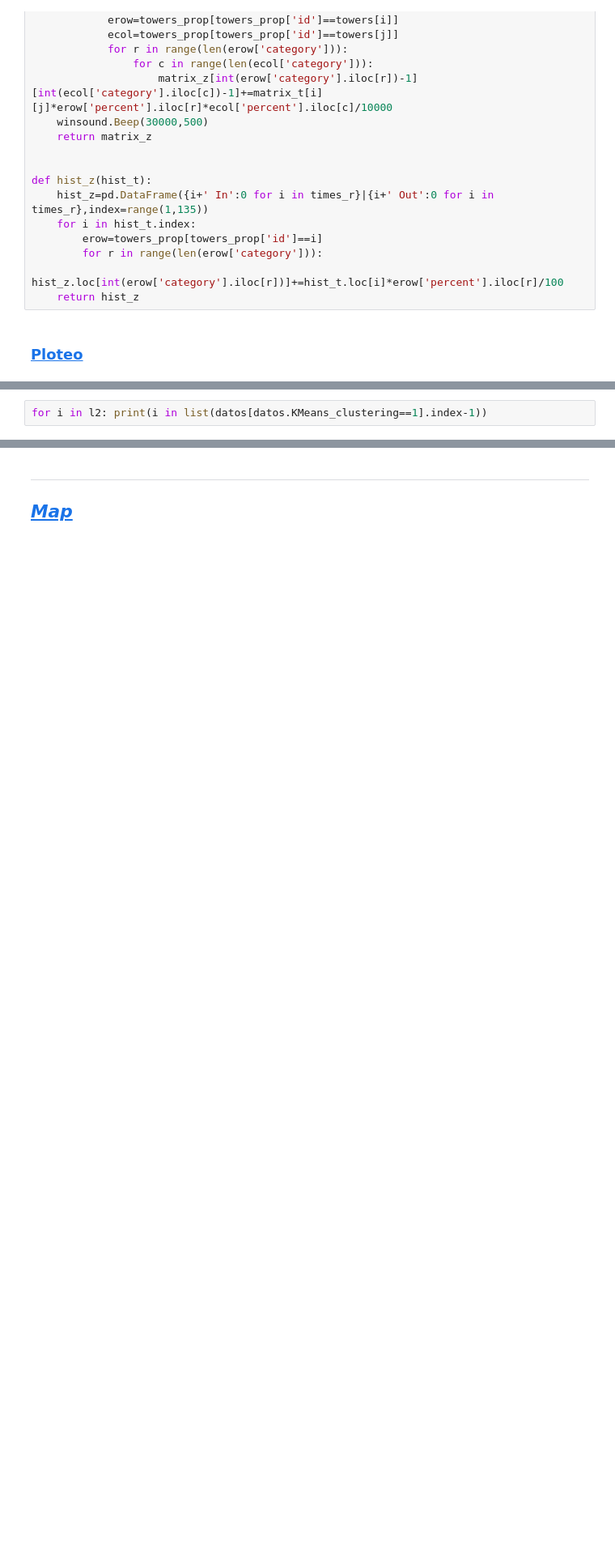
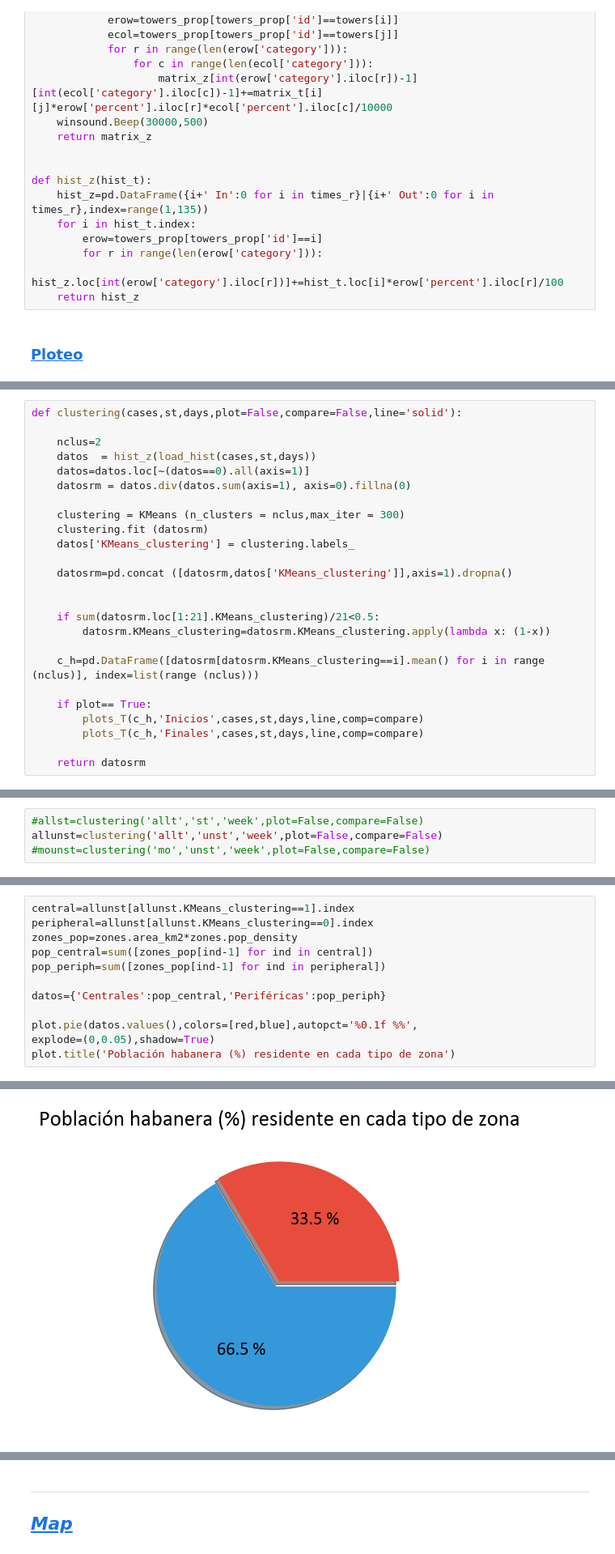
Before and after one commit to J-Lu99/Citizen_mobility, a Jupyter notebook: Análisis de datos en bruto/Clusters.ipynb, the cells around one changed output, grey strips where cells are left out. Shown at 81% size. Drawn from its saved outputs; the diff is of its cells as text; blank space fills up the shorter version.

```diff
--- a/Análisis de datos en bruto/Clusters.ipynb
+++ b/Análisis de datos en bruto/Clusters.ipynb
@@ -221,2 +182,0 @@ l2=[1, 2, 3, 4, 5, 6, 8, 9, 10, 11, 12, 13, 14, 15, 16, 17, 18, 19, 20, 21, 22,
-# %%
-for i in l2: print(i in list(datos[datos.KMeans_clustering==1].index-1))
@@ -222,0 +235,25 @@ for i in l2: print(i in list(datos[datos.KMeans_clustering==1].index-1))
+# %%
+def clustering(cases,st,days,plot=False,compare=False,line='solid'):
+
+    nclus=2
+    datos  = hist_z(load_hist(cases,st,days))
+    datos=datos.loc[~(datos==0).all(axis=1)]
+    datosrm = datos.div(datos.sum(axis=1), axis=0).fillna(0)
+
+    clustering = KMeans (n_clusters = nclus,max_iter = 300)
+    clustering.fit (datosrm)
+    datos['KMeans_clustering'] = clustering.labels_
+
+    datosrm=pd.concat ([datosrm,datos['KMeans_clustering']],axis=1).dropna()
+
+
+    if sum(datosrm.loc[1:21].KMeans_clustering)/21<0.5:
+        datosrm.KMeans_clustering=datosrm.KMeans_clustering.apply(lambda x: (1-x))
+
+    c_h=pd.DataFrame([datosrm[datosrm.KMeans_clustering==i].mean() for i in range (nclus)], index=list(range (nclus)))
+
+    if plot== True:
+        plots_T(c_h,'Inicios',cases,st,days,line,comp=compare)
+        plots_T(c_h,'Finales',cases,st,days,line,comp=compare)
+
+    return datosrm
@@ -222,0 +298,4 @@ for i in l2: print(i in list(datos[datos.KMeans_clustering==1].index-1))
+# %%
+#allst=clustering('allt','st','week',plot=False,compare=False)
+allunst=clustering('allt','unst','week',plot=False,compare=False)
+#mounst=clustering('mo','unst','week',plot=False,compare=False)
@@ -222,0 +304,13 @@ for i in l2: print(i in list(datos[datos.KMeans_clustering==1].index-1))
+# %%
+central=allunst[allunst.KMeans_clustering==1].index
+peripheral=allunst[allunst.KMeans_clustering==0].index
+zones_pop=zones.area_km2*zones.pop_density
+pop_central=sum([zones_pop[ind-1] for ind in central])
+pop_periph=sum([zones_pop[ind-1] for ind in peripheral])
+
+datos={'Centrales':pop_central,'Periféricas':pop_periph}
+
+plot.pie(datos.values(),colors=[red,blue],autopct='%0.1f %%',
+explode=(0,0.05),shadow=True)
+plot.title('Población habanera (%) residente en cada tipo de zona')
+# %% [output]
@@ -222,0 +318 @@ for i in l2: print(i in list(datos[datos.KMeans_clustering==1].index-1))
+[figure, added]
```
Also changed, not shown: parts of 85 cells of this notebook, 4 other files.
